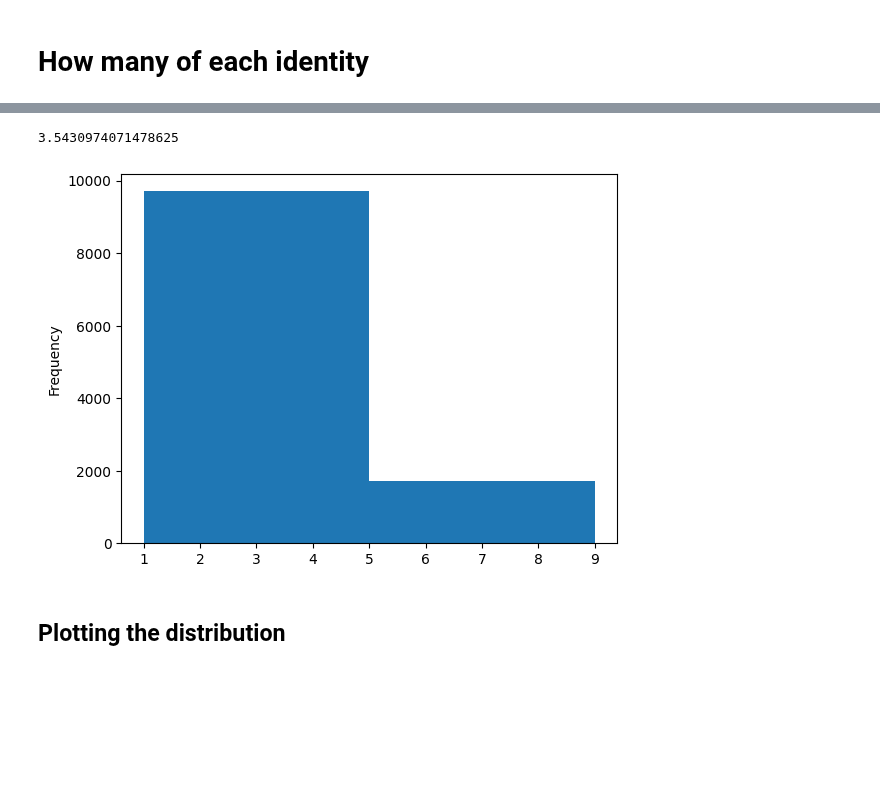
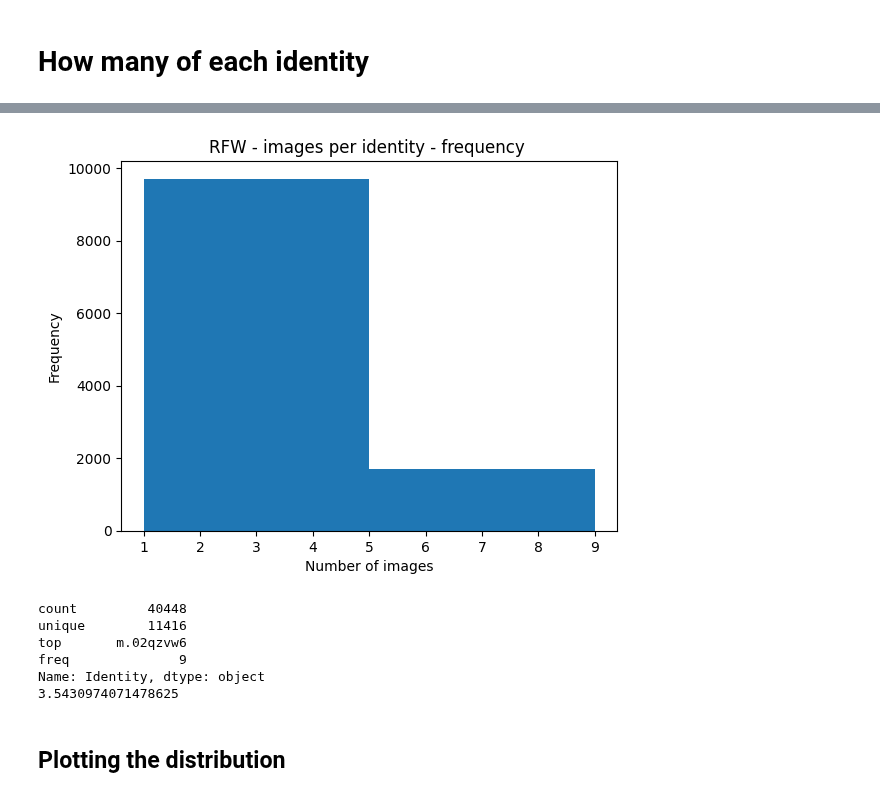
Before and after one commit to Kat-Gabi/Master_Thesis, a Jupyter notebook: notebooks/data_vis/age-estimation_stats.ipynb, the cells around one changed output, grey strips where cells are left out. Cells and saved outputs as stored; diff of their text form; code cells hidden in the pictures; blank space fills up the shorter version.

```diff
--- a/notebooks/data_vis/age-estimation_stats.ipynb
+++ b/notebooks/data_vis/age-estimation_stats.ipynb
@@ -64,12 +74,22 @@ df_YLFW['Identity'].value_counts().mean()
 # %%
 df_RFW['Identity'].value_counts()
 # plot amount of the same identity
 df_RFW['Identity'].value_counts().plot(kind='hist', bins=2)
-df_RFW['Identity'].describe()
-df_RFW['Identity'].value_counts().mean()
+plt.xlabel('Number of images')
+plt.title('RFW - images per identity - frequency ')
+plt.show()
 # %% [output]
-3.5430974071478625
-[figure, old version]
+[figure, new version]
+# %%
+print(df_RFW['Identity'].describe())
+print(df_RFW['Identity'].value_counts().mean())
+# %% [output]
+count         40448
+unique        11416
+top       m.02qzvw6
+freq              9
+Name: Identity, dtype: object
+3.5430974071478625
 # %% [markdown]
 ## Plotting the distribution
 # %%
```
Also changed, not shown: parts of 15 cells of this notebook.
